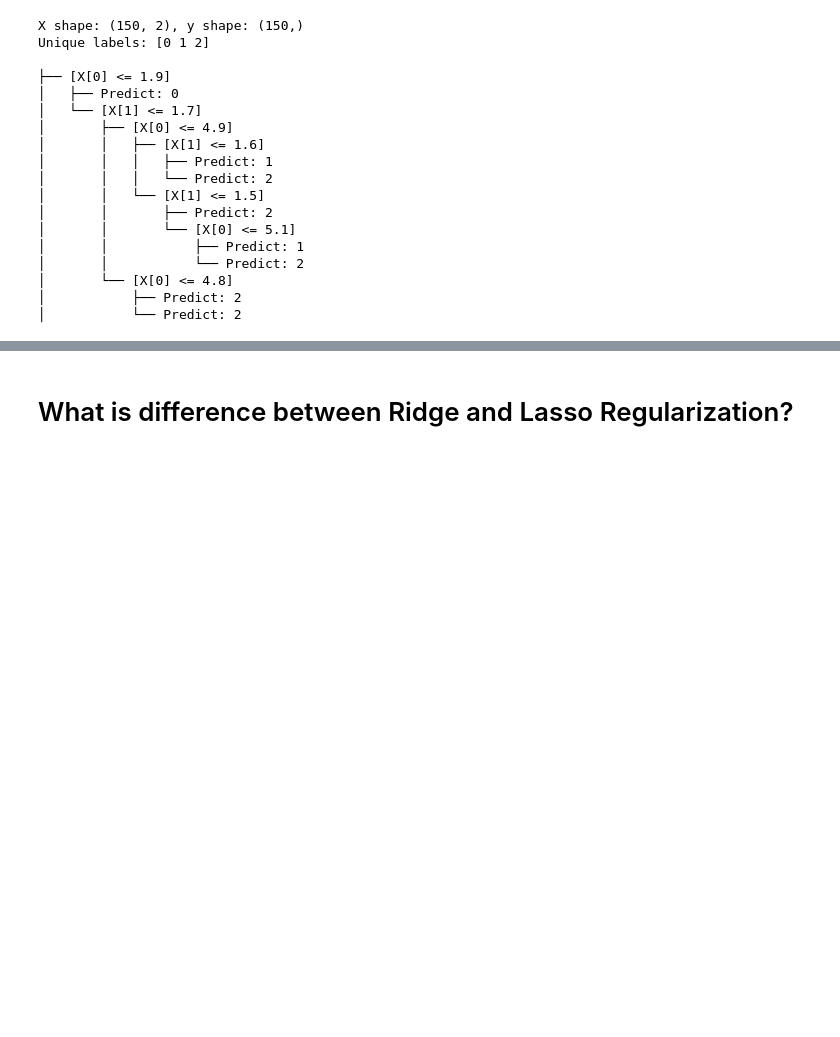
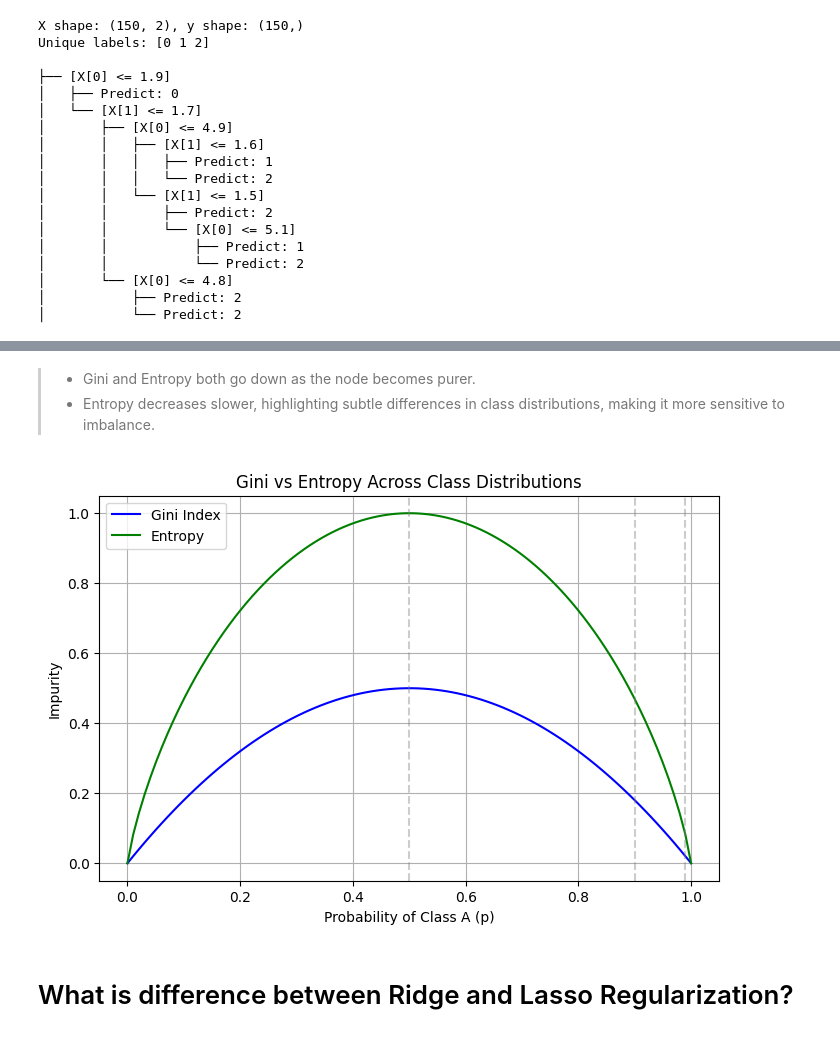
Before and after one commit to shivam9400/data_science, a Jupyter notebook: Classical_ML/ml_concepts/ml-understanding-concepts-part1.ipynb, the cells around one changed output, grey strips where cells are left out. Cells and saved outputs as stored; diff of their text form; code cells hidden in the pictures; blank space fills up the shorter version.

```diff
--- a/Classical_ML/ml_concepts/ml-understanding-concepts-part1.ipynb
+++ b/Classical_ML/ml_concepts/ml-understanding-concepts-part1.ipynb
@@ -254,3 +490,42 @@ Unique labels: [0 1 2]
+# %% [markdown]
+> - Gini and Entropy both go down as the node becomes purer.
+> - Entropy decreases slower, highlighting subtle differences in class distributions, making it more sensitive to imbalance.
+# %%
+import numpy as np
+import matplotlib.pyplot as plt
+
+# Probability of class A (from 0 to 1)
+p_vals = np.linspace(0, 1, 100)
+gini_vals = []
+entropy_vals = []
+
+# Calculate Gini and Entropy for each class distribution
+for p in p_vals:
+    # Avoid log(0)
+    if p == 0 or p == 1:
+        ent = 0
+    else:
+        ent = -p * np.log2(p) - (1 - p) * np.log2(1 - p)
+    gini = 1 - p**2 - (1 - p)**2
+
+    entropy_vals.append(ent)
+    gini_vals.append(gini)
+
+# Plot
+plt.figure(figsize=(8, 5))
+plt.plot(p_vals, gini_vals, label='Gini Index', color='blue')
+plt.plot(p_vals, entropy_vals, label='Entropy', color='green')
+plt.axvline(0.5, color='gray', linestyle='--', alpha=0.4)
+plt.axvline(0.9, color='gray', linestyle='--', alpha=0.4)
+plt.axvline(0.99, color='gray', linestyle='--', alpha=0.4)
+plt.xlabel("Probability of Class A (p)")
+plt.ylabel("Impurity")
+plt.title("Gini vs Entropy Across Class Distributions")
+plt.legend()
+plt.grid(True)
+plt.show()
+# %% [output]
+[figure, added]
 # %% [markdown]
 # What is difference between Ridge and Lasso Regularization?
 # %% [markdown]
```
Also changed, not shown: parts of 14 cells of this notebook.
